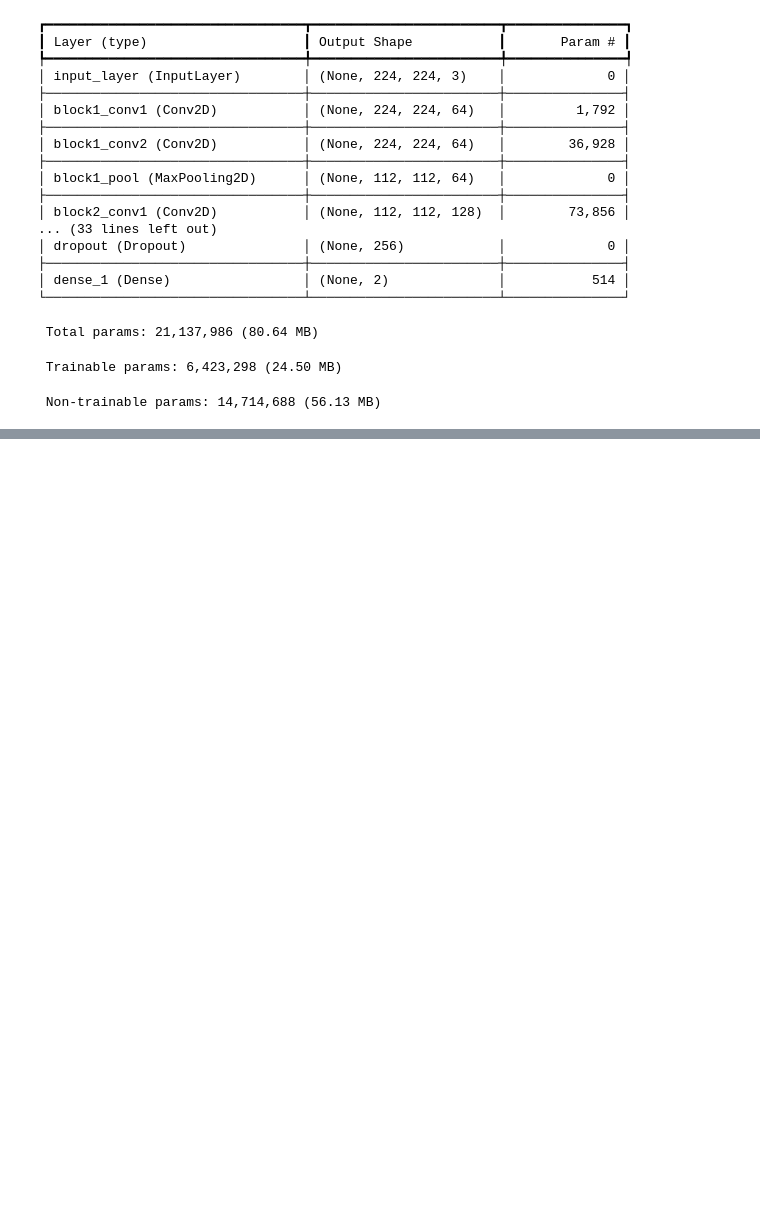
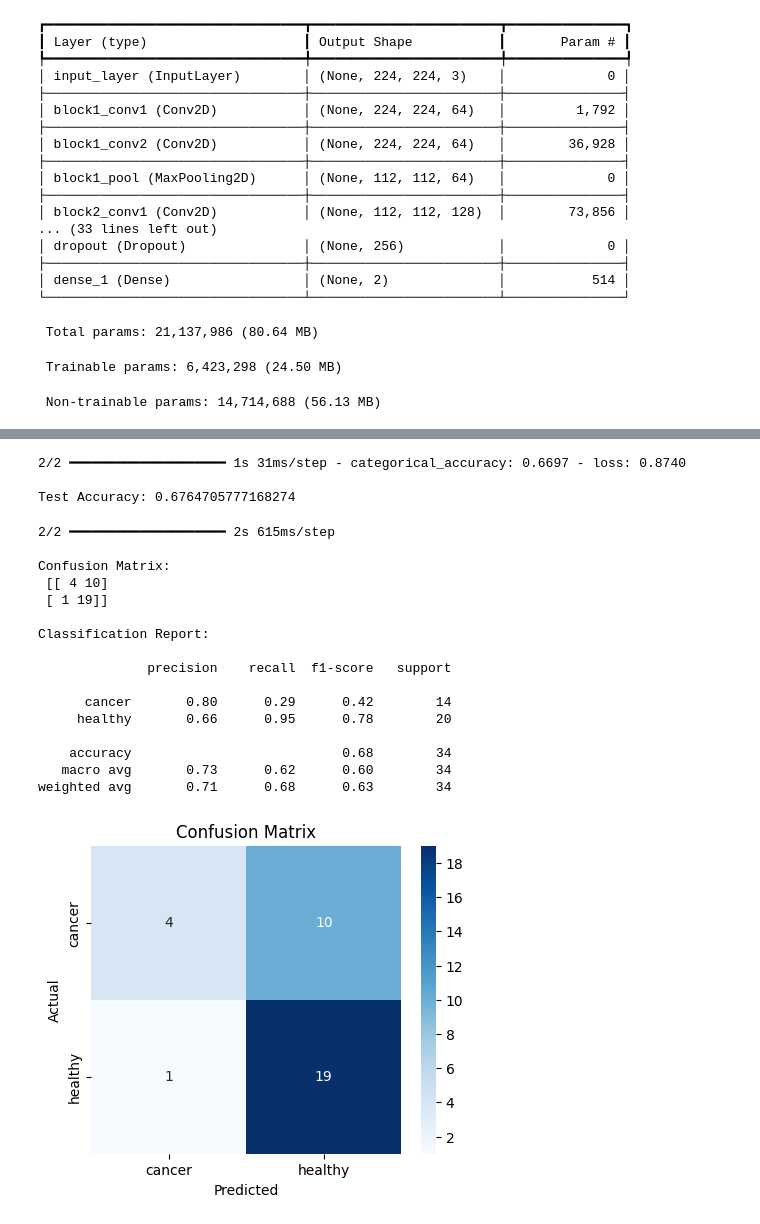
Before and after one commit to AarshiMukherjee/VAC_ML_Algorithm_using_FPGA, a Jupyter notebook: VAC_Course_Image_Classification.ipynb, the cells around one changed output, grey strips where cells are left out. Saved outputs shown, nothing was run; the diff lists cells and outputs as text; code cells hidden in the pictures; blank space fills up the shorter version.

```diff
--- a/VAC_Course_Image_Classification.ipynb
+++ b/VAC_Course_Image_Classification.ipynb
@@ -108,3 +100,10 @@ Model: "functional"
  Total params: 21,137,986 (80.64 MB)
  Trainable params: 6,423,298 (24.50 MB)
  Non-trainable params: 14,714,688 (56.13 MB)
+# %%
+# 5. TRAIN MODEL
+history = model.fit(
+train_generator,
+epochs=10,
+validation_data=test_generator
+)
@@ -110,0 +131,51 @@ Model: "functional"
+# %%
+# 6. EVALUATION
+test_loss, test_acc = model.evaluate(test_generator)
+print("\nTest Accuracy:", test_acc)
+# %% [output]
+2/2 ━━━━━━━━━━━━━━━━━━━━ 1s 31ms/step - categorical_accuracy: 0.6697 - loss: 0.8740
+
+Test Accuracy: 0.6764705777168274
+# %%
+# 7. CONFUSION MATRIX
+test_generator.reset()
+pred_probs = model.predict(test_generator)
+# Fix: Get predicted labels by taking the argmax of probabilities
+pred_labels = np.argmax(pred_probs, axis=1)
+
+true_labels = test_generator.classes
+
+cm = confusion_matrix(true_labels, pred_labels)
+
+print("\nConfusion Matrix:\n", cm)
+print("\nClassification Report:\n")
+# Make sure target_names match the number of classes in true_labels and pred_labels
+print(classification_report(true_labels, pred_labels, target_names=list(test_generator.class_indices.keys())))
+
+plt.figure(figsize=(5,4))
+sns.heatmap(cm, annot=True, fmt="d",
+xticklabels=test_generator.class_indices.keys(),
+yticklabels=test_generator.class_indices.keys(),
+cmap="Blues")
+plt.xlabel("Predicted")
+plt.ylabel("Actual")
+plt.title("Confusion Matrix")
+plt.show()
+# %% [output]
+2/2 ━━━━━━━━━━━━━━━━━━━━ 2s 615ms/step
+
+Confusion Matrix:
+ [[ 4 10]
+ [ 1 19]]
+
+Classification Report:
+
+              precision    recall  f1-score   support
+
+      cancer       0.80      0.29      0.42        14
+     healthy       0.66      0.95      0.78        20
+
+    accuracy                           0.68        34
+   macro avg       0.73      0.62      0.60        34
+weighted avg       0.71      0.68      0.63        34
+[figure, added]
```
Also changed, not shown: parts of 35 cells of this notebook.
